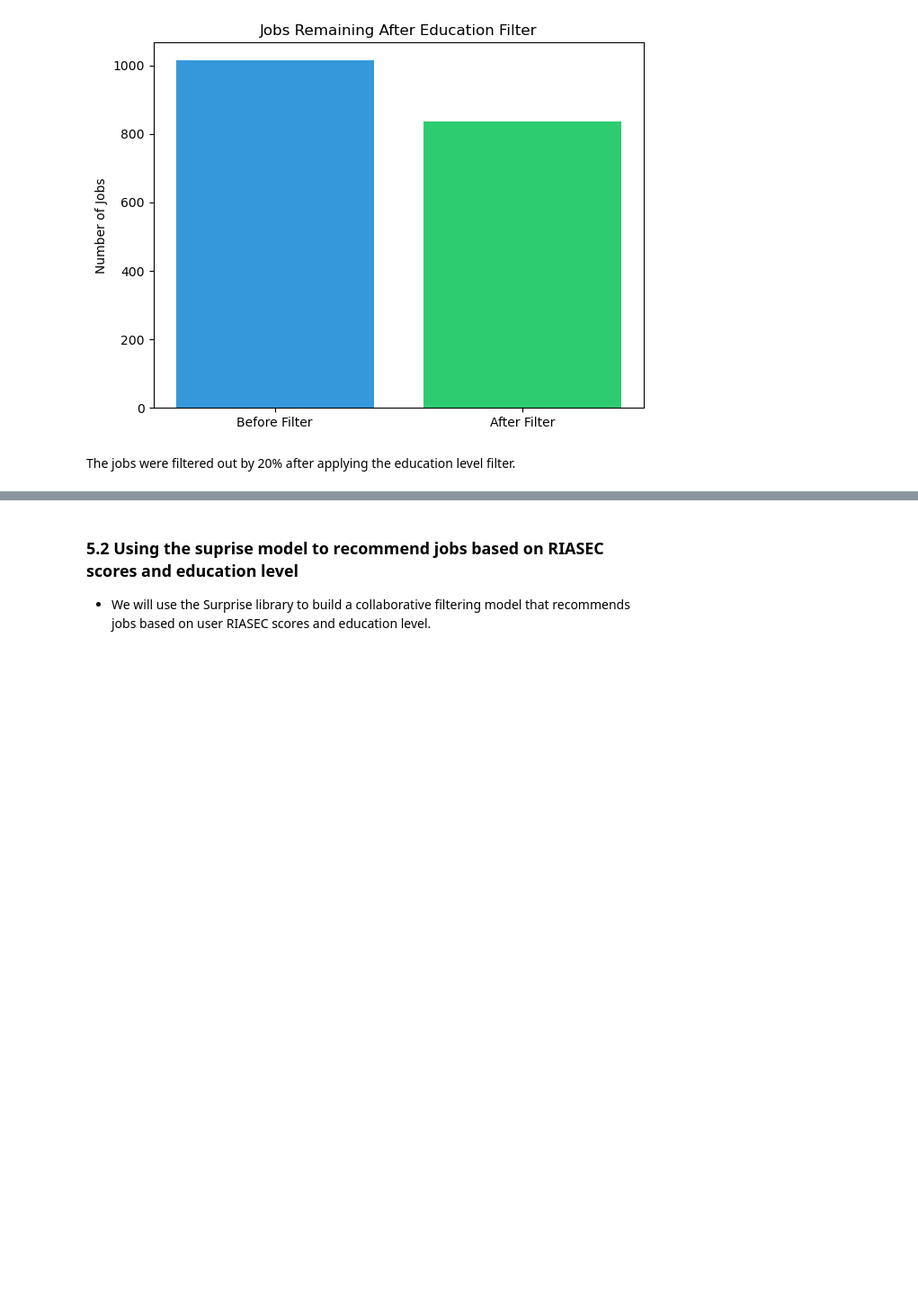
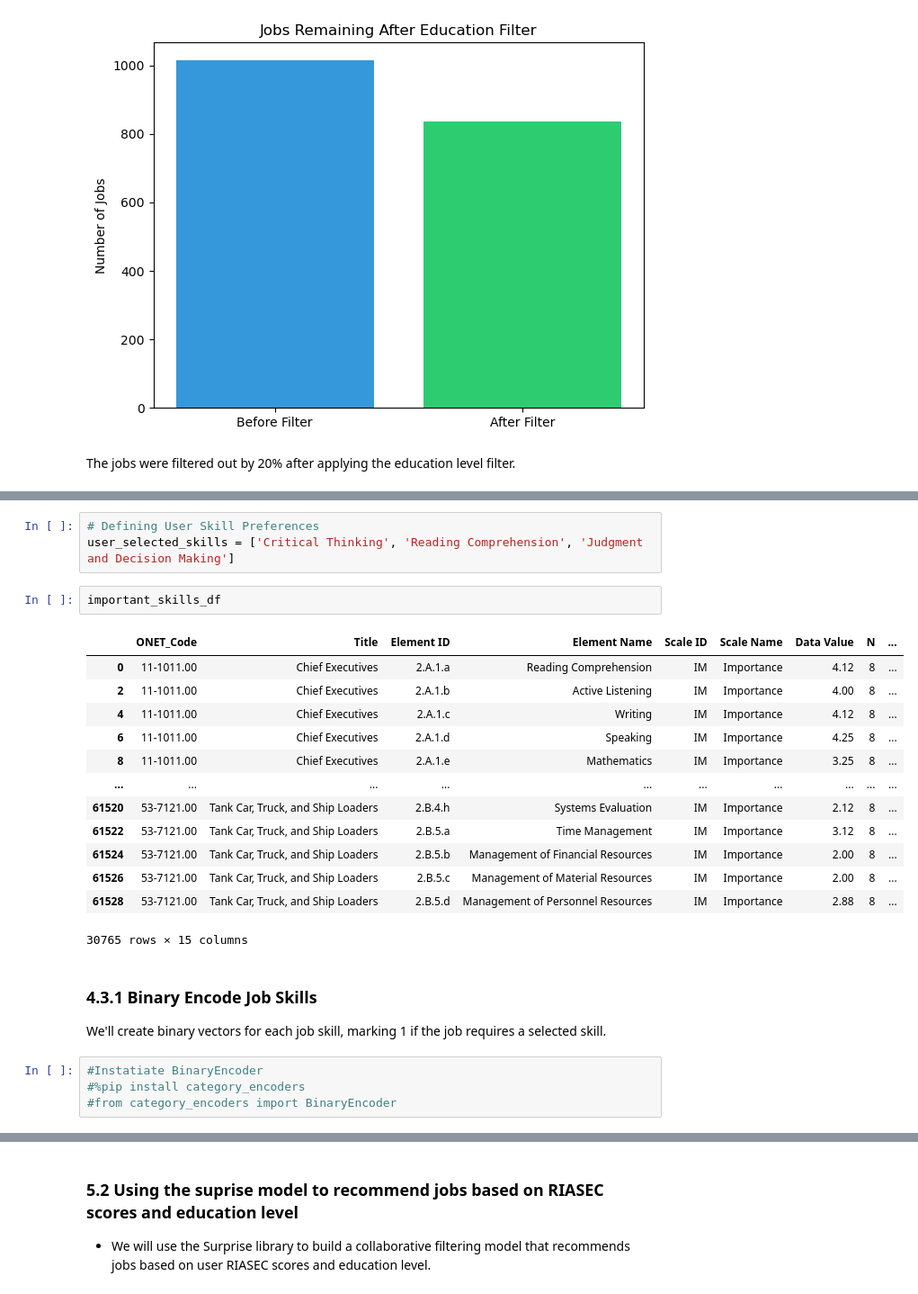
Before and after one commit to eugene-maina72/Phase_5_Capstone_Project-SmartPath, a Jupyter notebook: SmartPath.ipynb, the cells around one changed output, grey strips where cells are left out. Shown at 90% size. Saved outputs shown, nothing was run; the diff lists cells and outputs as text; blank space fills up the shorter version.

```diff
--- a/SmartPath.ipynb
+++ b/SmartPath.ipynb
@@ -1143,0 +1163,26 @@ The jobs were filtered out by 20% after applying the education level filter.
+# %%
+# Defining User Skill Preferences
+user_selected_skills = ['Critical Thinking', 'Reading Comprehension', 'Judgment and Decision Making']
+# %%
+important_skills_df
+# %% [output]
+|  | ONET_Code | Title | Element ID | Element Name | Scale ID | Scale Name | Data Value | N | ... |
+| 0 | 11-1011.00 | Chief Executives | 2.A.1.a | Reading Comprehension | IM | Importance | 4.12 | 8 | ... |
+| 2 | 11-1011.00 | Chief Executives | 2.A.1.b | Active Listening | IM | Importance | 4.00 | 8 | ... |
+| 4 | 11-1011.00 | Chief Executives | 2.A.1.c | Writing | IM | Importance | 4.12 | 8 | ... |
+| 6 | 11-1011.00 | Chief Executives | 2.A.1.d | Speaking | IM | Importance | 4.25 | 8 | ... |
+| 8 | 11-1011.00 | Chief Executives | 2.A.1.e | Mathematics | IM | Importance | 3.25 | 8 | ... |
+| ... | ... | ... | ... | ... | ... | ... | ... | ... | ... |
+| 61520 | 53-7121.00 | Tank Car, Truck, and Ship Loaders | 2.B.4.h | Systems Evaluation | IM | Importance | 2.12 | 8 | ... |
+| 61522 | 53-7121.00 | Tank Car, Truck, and Ship Loaders | 2.B.5.a | Time Management | IM | Importance | 3.12 | 8 | ... |
+| 61524 | 53-7121.00 | Tank Car, Truck, and Ship Loaders | 2.B.5.b | Management of Financial Resources | IM | Importance | 2.00 | 8 | ... |
+| 61526 | 53-7121.00 | Tank Car, Truck, and Ship Loaders | 2.B.5.c | Management of Material Resources | IM | Importance | 2.00 | 8 | ... |
+| 61528 | 53-7121.00 | Tank Car, Truck, and Ship Loaders | 2.B.5.d | Management of Personnel Resources | IM | Importance | 2.88 | 8 | ... |
+30765 rows × 15 columns
+# %% [markdown]
+### 4.3.1 Binary Encode Job Skills
+We'll create binary vectors for each job skill, marking 1 if the job requires a selected skill.
+# %%
+#Instatiate BinaryEncoder
+#%pip install category_encoders
+#from category_encoders import BinaryEncoder
```
Also changed, not shown: parts of 12 cells of this notebook, 1 other file.
